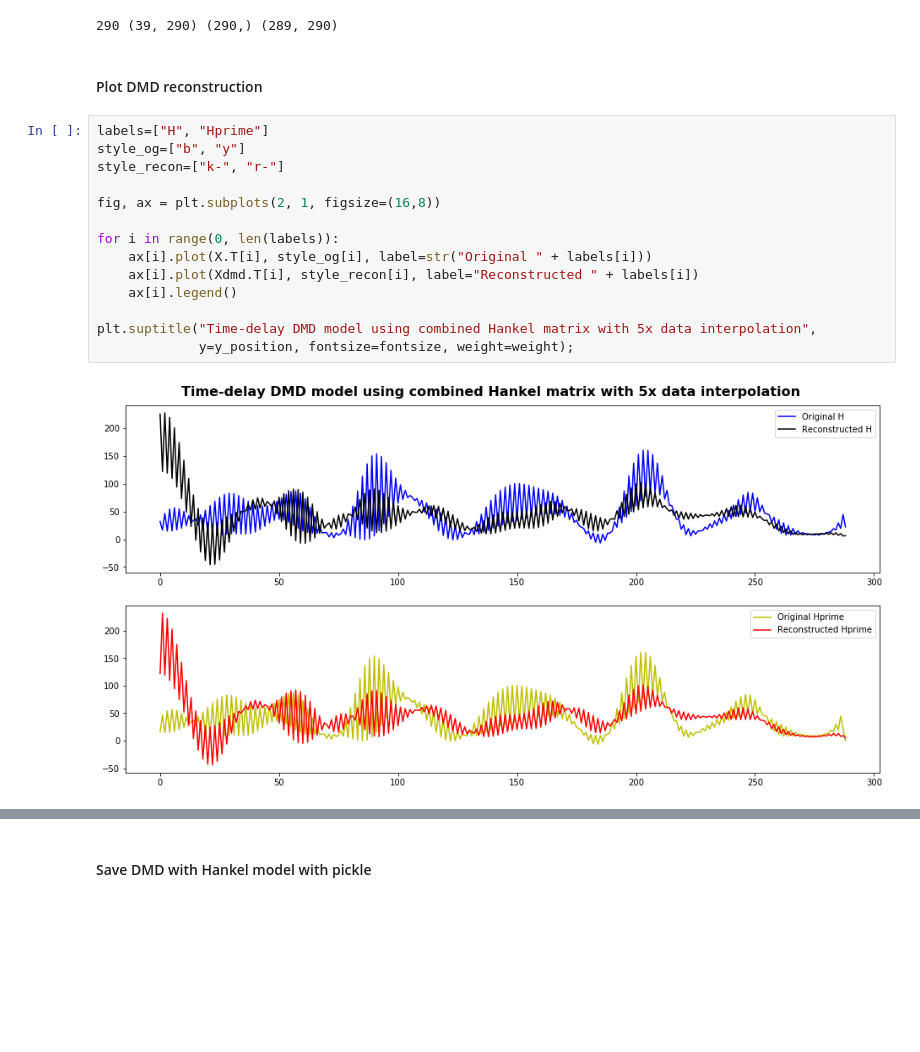
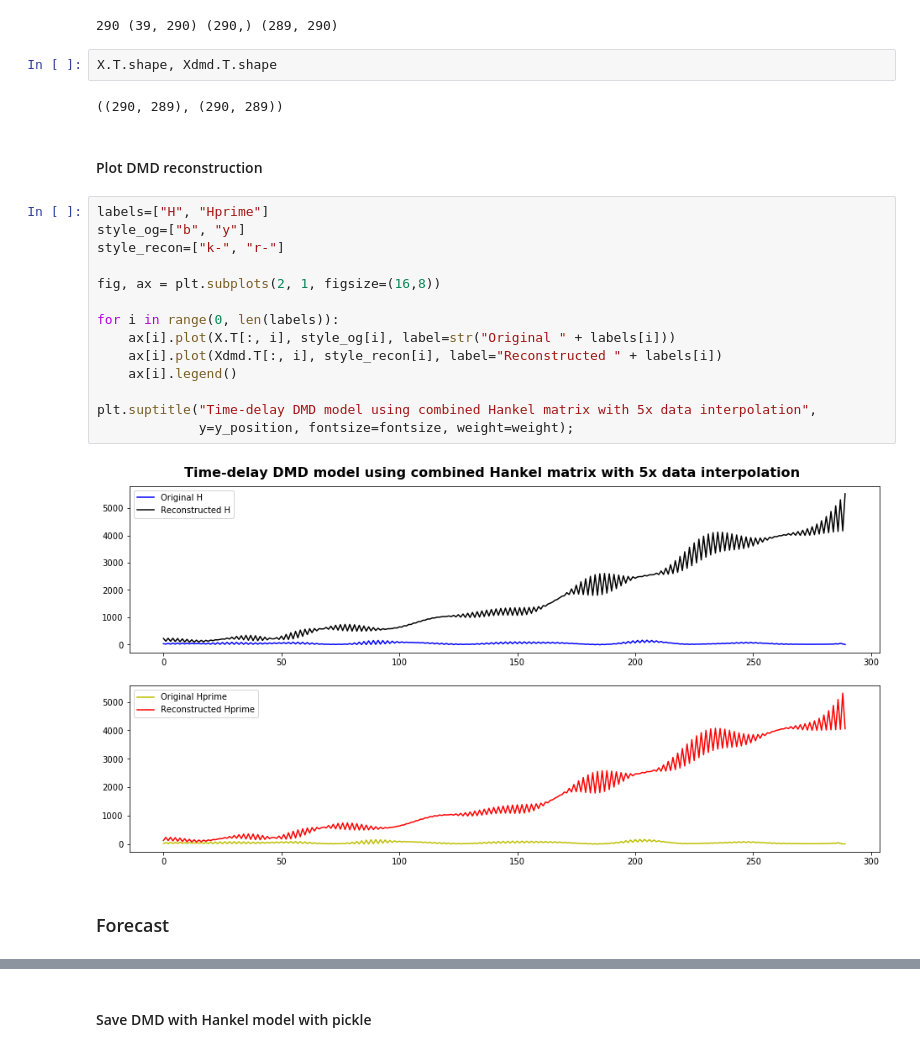
Before and after one commit to jmichellehu/ComplexSystems_AMATH563, a Jupyter notebook: hw2/AMATH563_hw2_Q1_Q2.ipynb, the cells around one changed output, grey strips where cells are left out. Saved outputs shown, nothing was run; the diff lists cells and outputs as text; blank space fills up the shorter version.

```diff
--- a/hw2/AMATH563_hw2_Q1_Q2.ipynb
+++ b/hw2/AMATH563_hw2_Q1_Q2.ipynb
@@ -407,21 +416,27 @@ Xdmd = Phi @ u_modes
 print(t, u_modes.shape, time_vector.shape, Xdmd.shape)
 # %% [output]
 290 (39, 290) (290,) (289, 290)
+# %%
+X.T.shape, Xdmd.T.shape
+# %% [output]
+((290, 289), (290, 289))
 # %% [markdown]
 #### Plot DMD reconstruction
 # %%
 labels=["H", "Hprime"]
 style_og=["b", "y"]
 style_recon=["k-", "r-"]
 
 fig, ax = plt.subplots(2, 1, figsize=(16,8))
 
 for i in range(0, len(labels)):
-    ax[i].plot(X.T[i], style_og[i], label=str("Original " + labels[i]))
-    ax[i].plot(Xdmd.T[i], style_recon[i], label="Reconstructed " + labels[i])
+    ax[i].plot(X.T[:, i], style_og[i], label=str("Original " + labels[i]))
+    ax[i].plot(Xdmd.T[:, i], style_recon[i], label="Reconstructed " + labels[i])
     ax[i].legend()
 
 plt.suptitle("Time-delay DMD model using combined Hankel matrix with 5x data interpolation",
              y=y_position, fontsize=fontsize, weight=weight);
 # %% [output]
-[figure, old version]
+[figure, new version]
+# %% [markdown]
+### Forecast
```
Also changed, not shown: parts of 8 cells of this notebook, 2 other files.
